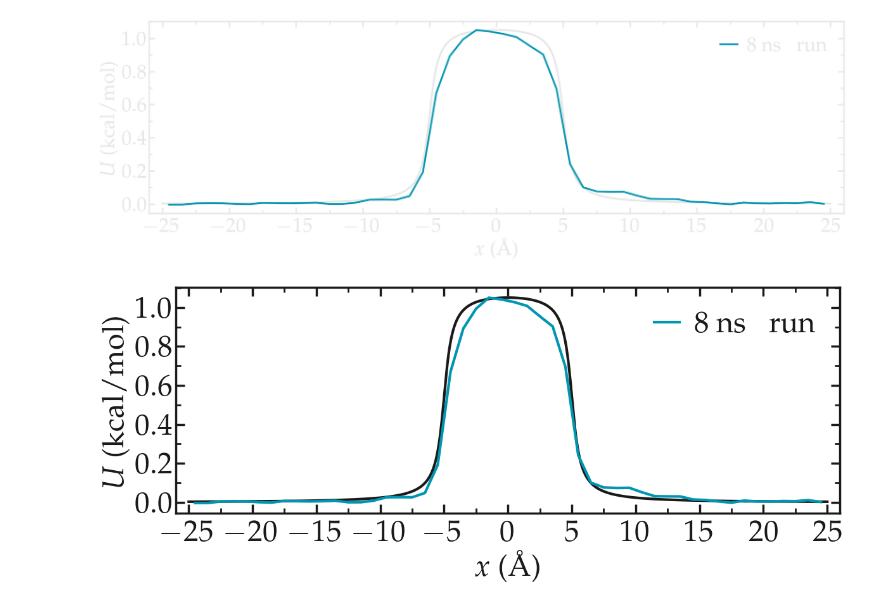
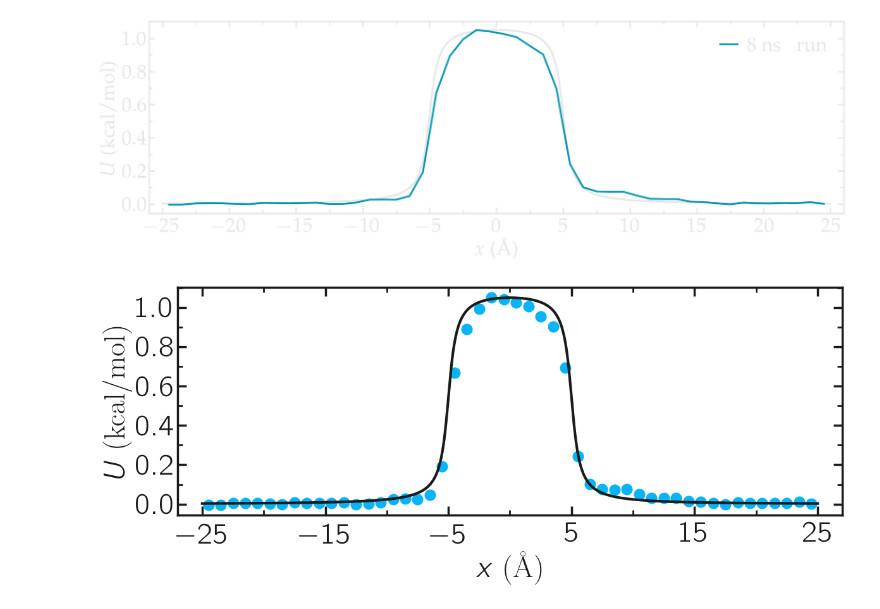
Before and after one commit to lammpstutorials/lammpstutorials.github.io, a Jupyter notebook: docs/sphinx/source/tutorials/figures/level3/free-energy-calculation/freesampling-potential-pyplot.ipynb, the cells around one changed output. Cells and saved outputs as stored; diff of their text form; code cells hidden in the pictures.

```diff
--- a/docs/sphinx/source/tutorials/figures/level3/free-energy-calculation/freesampling-potential-pyplot.ipynb
+++ b/docs/sphinx/source/tutorials/figures/level3/free-energy-calculation/freesampling-potential-pyplot.ipynb
@@ -57,16 +57,16 @@ for mode, mygray in zip(['light', 'dark'], [colors["mylightgray"], colors["mydar
 # %%
 filename = "freesampling-article"
 mode = 'light'
 mygray = colors["mylightgray"]
-fig = prepare_figure(mode, transparency = False, desired_figsize=(12,5))
+fig = prepare_figure(mode, transparency = False, desired_figsize=(12,5), serif=False)
 ax, n, l_tot, c_tot = [], 0, 1, 1
 n += 1
 ax.append(plt.subplot(l_tot, c_tot, n))
+ax[-1].plot(x_md, U_free_sampling_10, 'o', color=colors["blue2livecom"], markersize=12, linewidth=3, label=r'$8 ~ \textrm{ns ~ run}$')
 ax[-1].plot(x, U, linewidth = 3, color=mygray)
-ax[-1].plot(x_md, U_free_sampling_10, color=colors["myblue"], linewidth=3, label=r'$8 ~ \textrm{ns ~ run}$')
 complete_panel(ax[-1], r'$x ~ \textrm{(Å)}$', r'$U ~ \textrm{(kcal/mol)}$',
     legend=False, axis_color=mygray,  xpad=8)
-set_boundaries(plt, x_ticks=np.arange(-25, 30, 5), x_boundaries=(-26, 26))
+set_boundaries(plt, x_ticks=np.arange(-25, 30, 10), x_boundaries=(-27, 27))
 save_figure(plt, fig, mode, git_path, path_figures, filename)
 # %% [output]
-[figure, old version]
+[figure, new version]
```
Also changed, not shown: 12 other files.
